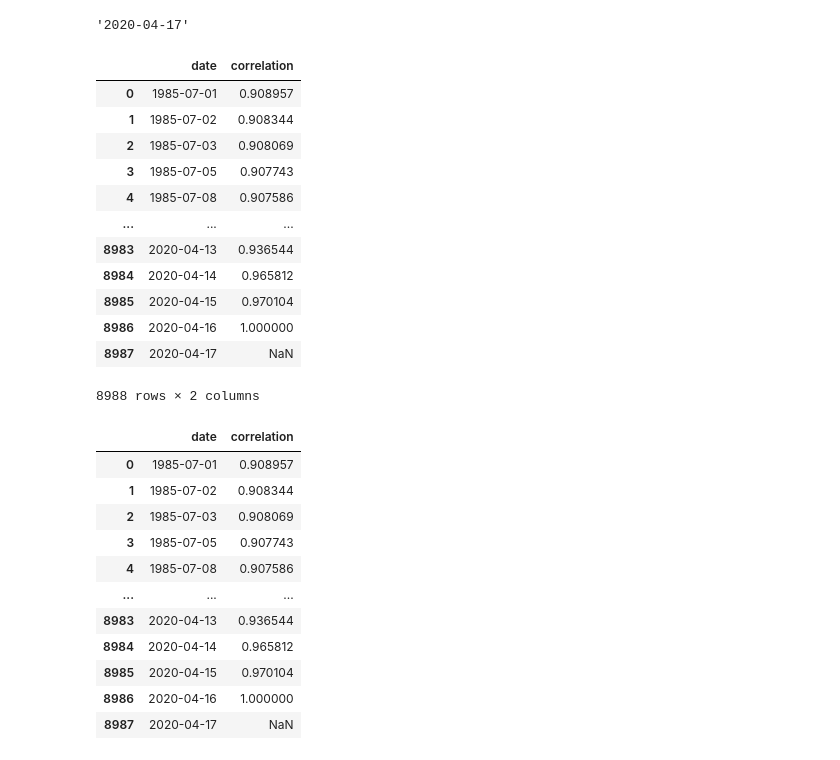
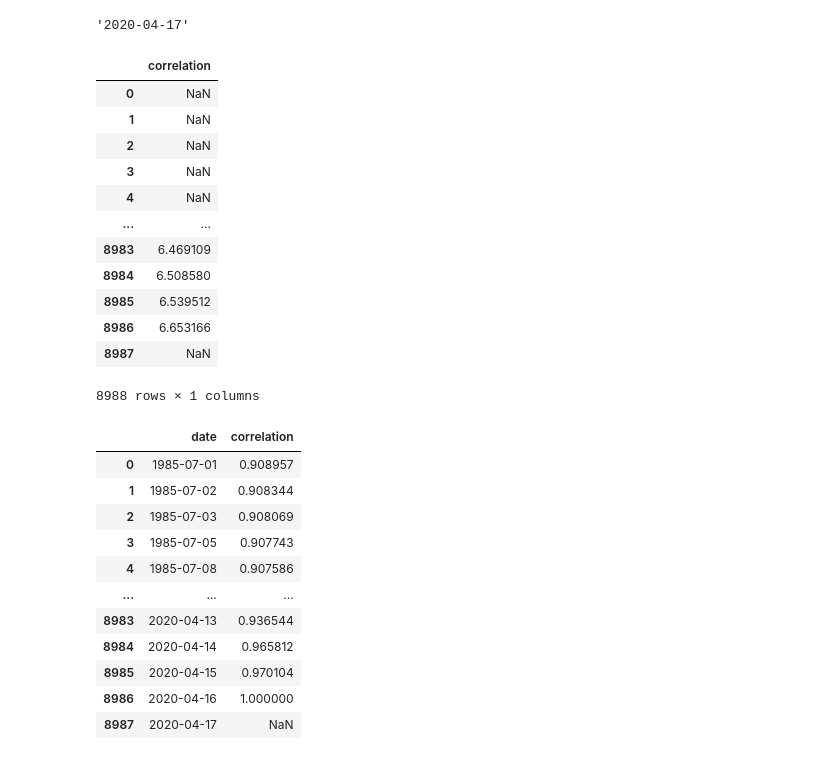
Before and after one commit to jonhilgart22/daily_trading, a Jupyter notebook: notebooks/train_model.ipynb, the cells around one changed output. Drawn from its saved outputs; the diff is of its cells as text; code cells hidden in the pictures.

```diff
--- a/notebooks/train_model.ipynb
+++ b/notebooks/train_model.ipynb
@@ -170,22 +170,22 @@ correlation_df.set_index('date').plot(figsize=(30,5), title='Rolling 365-day cor
 correlation_df.date.max()
 # %% [output]
 '2020-04-17'
-# %%
-correlation_df
-# %% [output]
-|  | date | correlation |
-| 0 | 1985-07-01 | 0.908957 |
-| 1 | 1985-07-02 | 0.908344 |
-| 2 | 1985-07-03 | 0.908069 |
-| 3 | 1985-07-05 | 0.907743 |
-| 4 | 1985-07-08 | 0.907586 |
-| ... | ... | ... |
-| 8983 | 2020-04-13 | 0.936544 |
-| 8984 | 2020-04-14 | 0.965812 |
-| 8985 | 2020-04-15 | 0.970104 |
-| 8986 | 2020-04-16 | 1.000000 |
-| 8987 | 2020-04-17 | NaN |
-8988 rows × 2 columns
+# %%
+correlation_df.rolling(7).sum()
+# %% [output]
+|  | correlation |
+| 0 | NaN |
+| 1 | NaN |
+| 2 | NaN |
+| 3 | NaN |
+| 4 | NaN |
+| ... | ... |
+| 8983 | 6.469109 |
+| 8984 | 6.508580 |
+| 8985 | 6.539512 |
+| 8986 | 6.653166 |
+| 8987 | NaN |
+8988 rows × 1 columns
 # %%
 correlation_df
 # %% [output]
```
Also changed, not shown: parts of 15 cells of this notebook.
